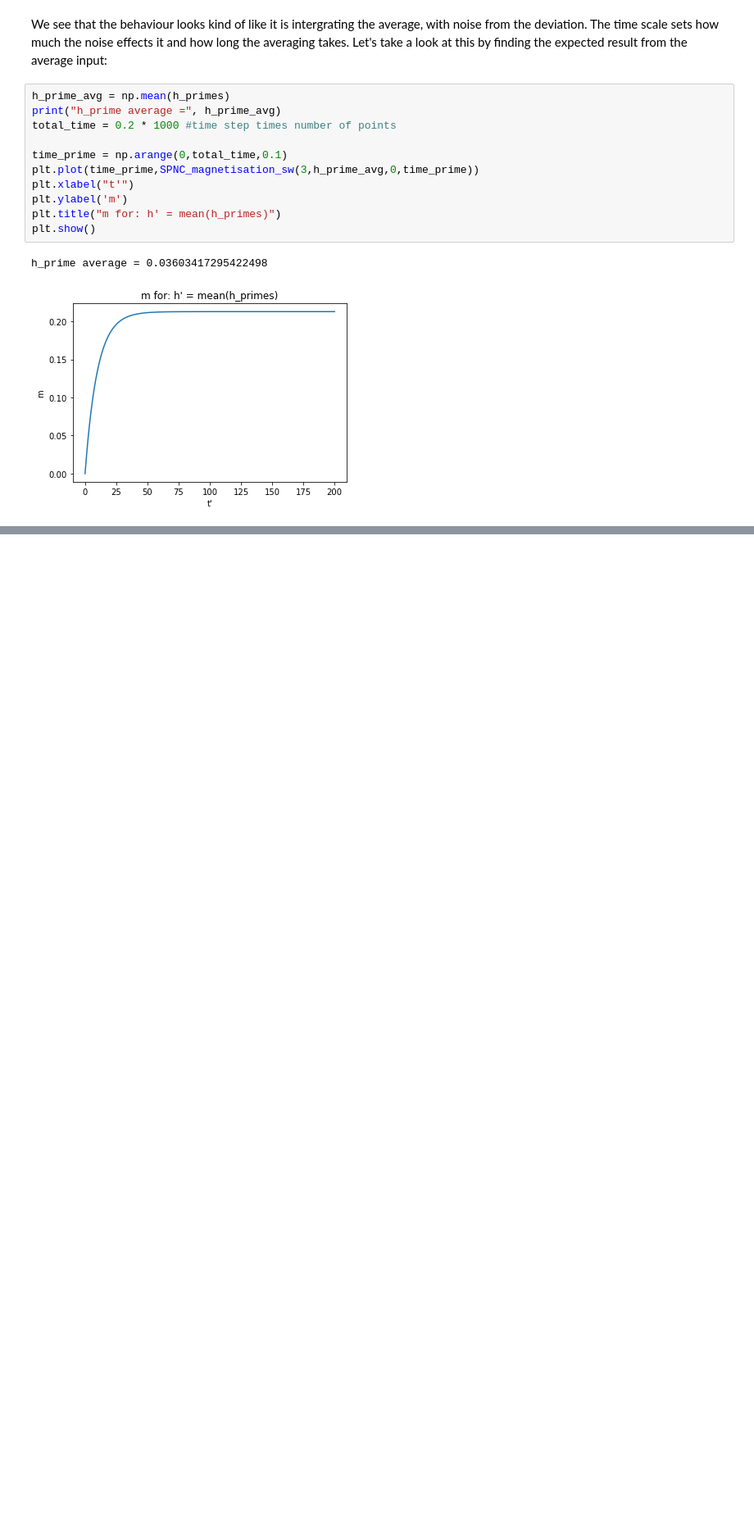
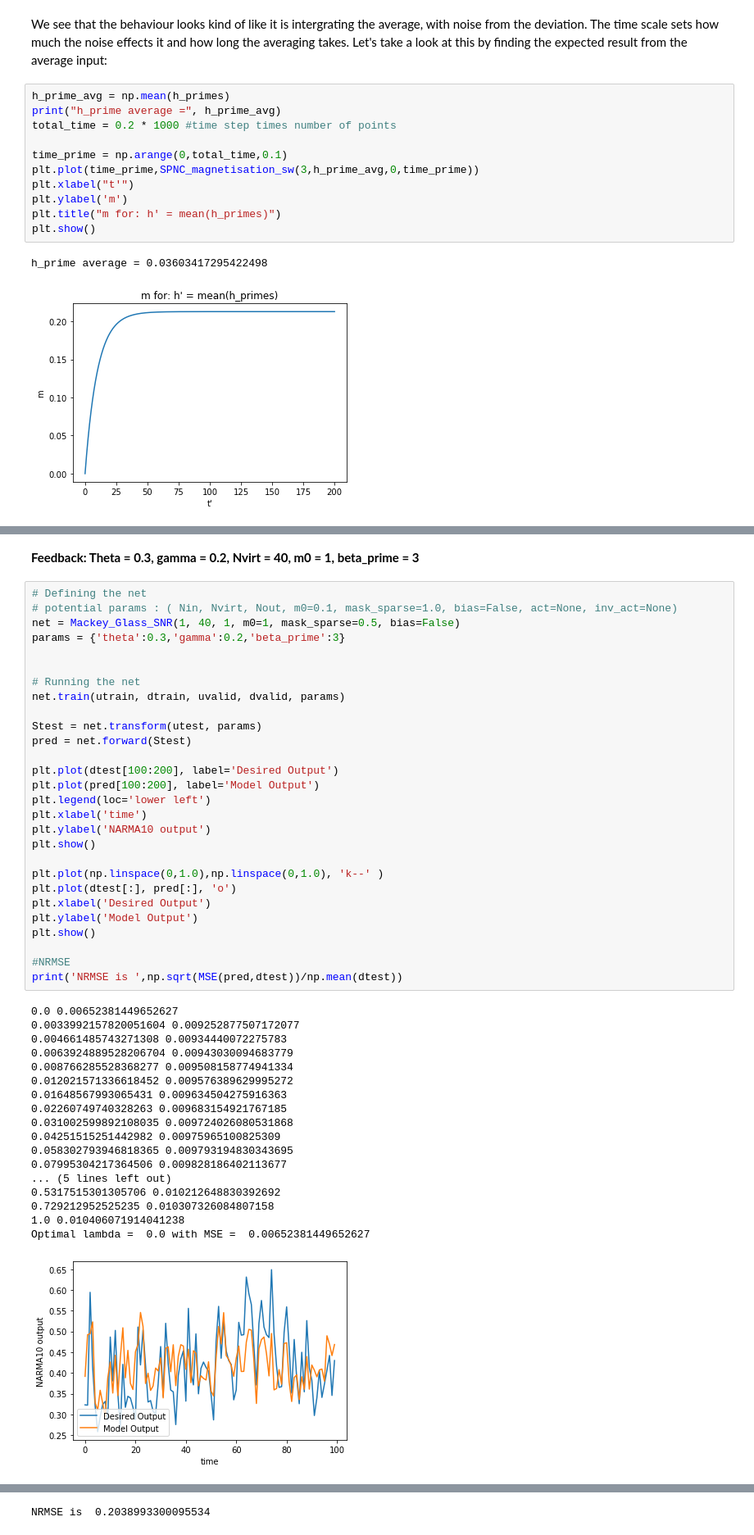
Before and after one commit to spintronic-computing-group/spnc, a Jupyter notebook: notebooks/SPNC_dev_and_testing/SPNC_dev_and_testing.ipynb, the cells around one changed output, grey strips where cells are left out. Shown at 82% size. Saved outputs shown, nothing was run; the diff lists cells and outputs as text; blank space fills up the shorter version.

```diff
--- a/notebooks/SPNC_dev_and_testing/SPNC_dev_and_testing.ipynb
+++ b/notebooks/SPNC_dev_and_testing/SPNC_dev_and_testing.ipynb
@@ -327,0 +779,49 @@ Based on this, it looks a little more complicated that straight up averaging. Pe
+# %% [markdown]
+**Feedback: Theta = 0.3, gamma = 0.2, Nvirt = 40, m0 = 1, beta_prime = 3**
+# %%
+# Defining the net
+# potential params : ( Nin, Nvirt, Nout, m0=0.1, mask_sparse=1.0, bias=False, act=None, inv_act=None)
+net = Mackey_Glass_SNR(1, 40, 1, m0=1, mask_sparse=0.5, bias=False)
+params = {'theta':0.3,'gamma':0.2,'beta_prime':3}
+
+
+# Running the net
+net.train(utrain, dtrain, uvalid, dvalid, params)
+
+Stest = net.transform(utest, params)
+pred = net.forward(Stest)
+
+plt.plot(dtest[100:200], label='Desired Output')
+plt.plot(pred[100:200], label='Model Output')
+plt.legend(loc='lower left')
+plt.xlabel('time')
+plt.ylabel('NARMA10 output')
+plt.show()
+
+plt.plot(np.linspace(0,1.0),np.linspace(0,1.0), 'k--' )
+plt.plot(dtest[:], pred[:], 'o')
+plt.xlabel('Desired Output')
+plt.ylabel('Model Output')
+plt.show()
+
+#NRMSE
+print('NRMSE is ',np.sqrt(MSE(pred,dtest))/np.mean(dtest))
+# %% [output]
+0.0 0.00652381449652627
+0.0033992157820051604 0.009252877507172077
+0.004661485743271308 0.00934440072275783
+0.0063924889528206704 0.00943030094683779
+0.008766285528368277 0.009508158774941334
+0.012021571336618452 0.009576389629995272
+0.01648567993065431 0.009634504275916363
+0.02260749740328263 0.009683154921767185
+0.031002599892108035 0.009724026080531868
+0.04251515251442982 0.00975965100825309
+0.058302793946818365 0.009793194830343695
+0.07995304217364506 0.009828186402113677
+... (5 lines left out)
+0.5317515301305706 0.010212648830392692
+0.729212952525235 0.010307326084807158
+1.0 0.010406071914041238
+Optimal lambda =  0.0 with MSE =  0.00652381449652627
+[figure, added]
@@ -327,0 +829 @@ Based on this, it looks a little more complicated that straight up averaging. Pe
+NRMSE is  0.2038993300095534
```
Also changed, not shown: parts of 38 cells of this notebook, 1 other file.
